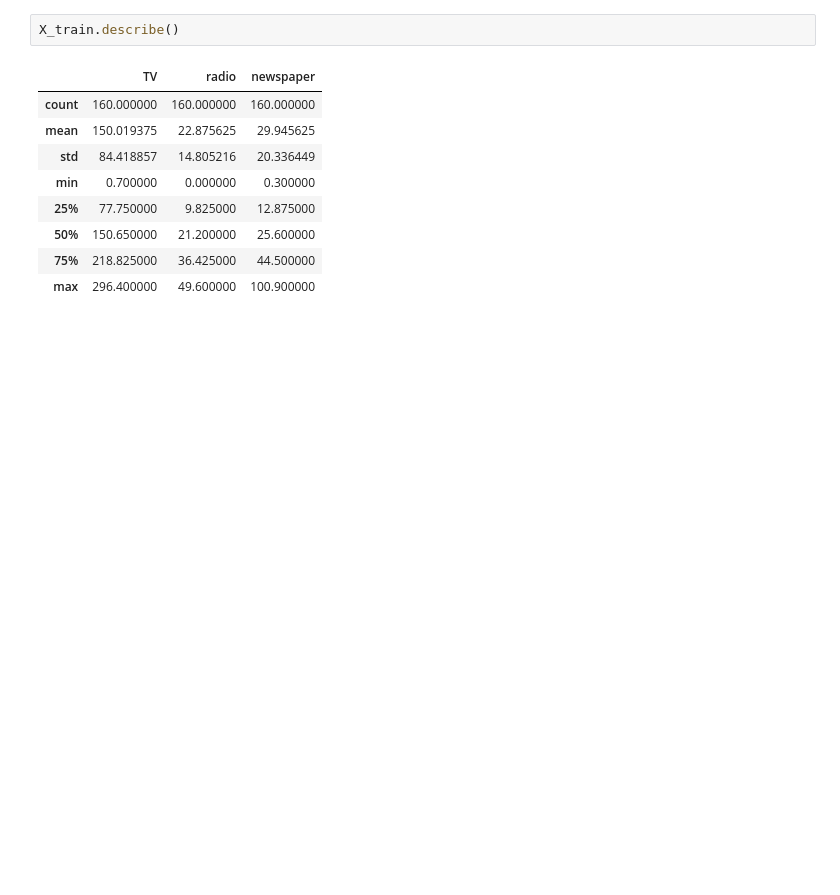
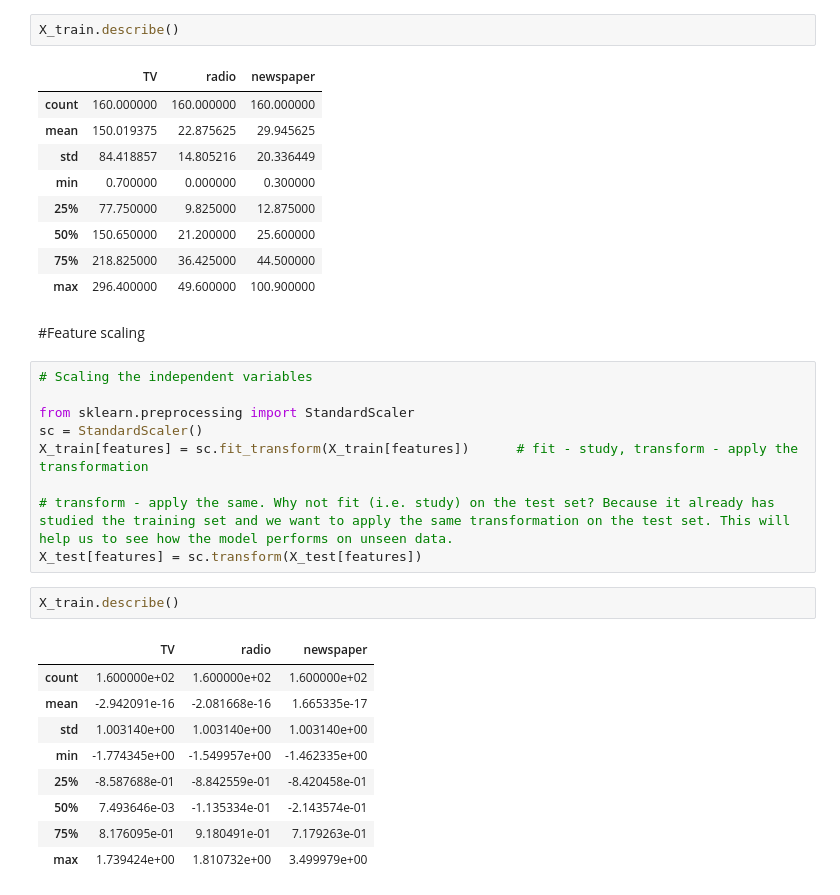
Before and after one commit to 111sweety/Multiple-Linear-Regression, a Jupyter notebook: multiple-linear-regression.ipynb, the cells around one changed output. Cells and saved outputs as stored; diff of their text form; blank space fills up the shorter version.

Commit message:
scaling and modeling

```diff
--- a/multiple-linear-regression.ipynb
+++ b/multiple-linear-regression.ipynb
@@ -434,3 +434,26 @@ X_train.describe()
 | 50% | 150.650000 | 21.200000 | 25.600000 |
 | 75% | 218.825000 | 36.425000 | 44.500000 |
 | max | 296.400000 | 49.600000 | 100.900000 |
+# %% [markdown]
+#Feature scaling
+# %%
+# Scaling the independent variables
+
+from sklearn.preprocessing import StandardScaler
+sc = StandardScaler()
+X_train[features] = sc.fit_transform(X_train[features])      # fit - study, transform - apply the transformation
+
+# transform - apply the same. Why not fit (i.e. study) on the test set? Because it already has studied the training set and we want to apply the same transformation on the test set. This will help us to see how the model performs on unseen data.
+X_test[features] = sc.transform(X_test[features])
+# %%
+X_train.describe()
+# %% [output]
+|  | TV | radio | newspaper |
+| count | 1.600000e+02 | 1.600000e+02 | 1.600000e+02 |
+| mean | -2.942091e-16 | -2.081668e-16 | 1.665335e-17 |
+| std | 1.003140e+00 | 1.003140e+00 | 1.003140e+00 |
+| min | -1.774345e+00 | -1.549957e+00 | -1.462335e+00 |
+| 25% | -8.587688e-01 | -8.842559e-01 | -8.420458e-01 |
+| 50% | 7.493646e-03 | -1.135334e-01 | -2.143574e-01 |
+| 75% | 8.176095e-01 | 9.180491e-01 | 7.179263e-01 |
+| max | 1.739424e+00 | 1.810732e+00 | 3.499979e+00 |
```
Also changed, not shown: parts of 3 cells of this notebook.
